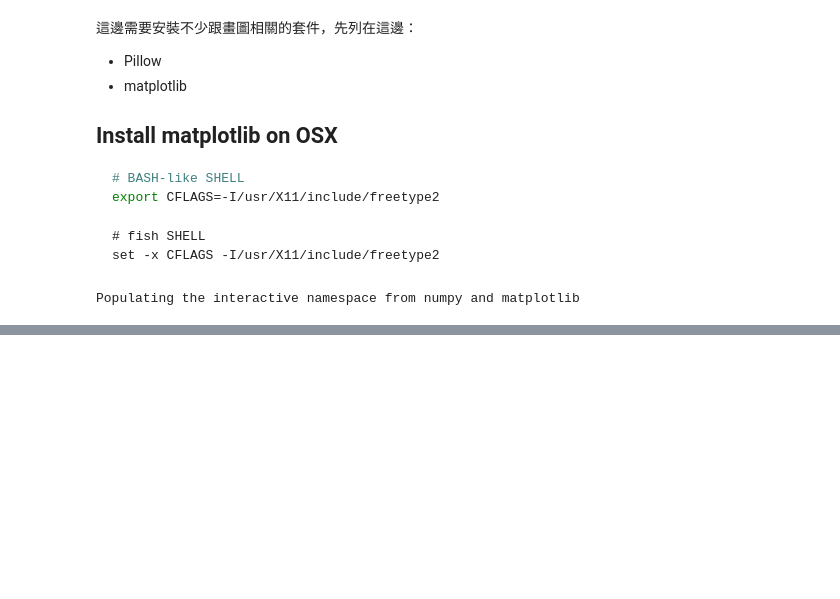
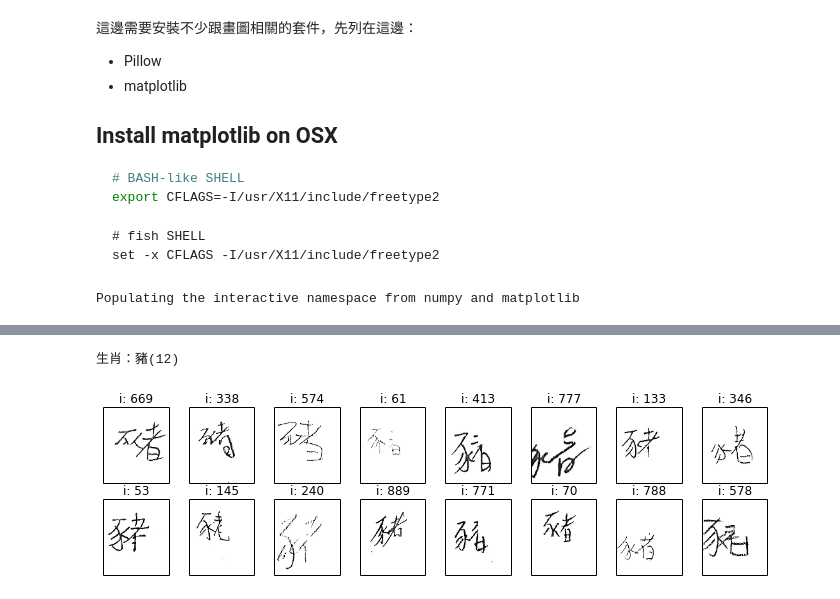
Before and after one commit to Rotceh/2013-ML-TeamProject, a Jupyter notebook: pixel_recovery.ipynb, the cells around one changed output, grey strips where cells are left out. Cells and saved outputs as stored; diff of their text form; code cells hidden in the pictures; blank space fills up the shorter version.

```diff
--- a/pixel_recovery.ipynb
+++ b/pixel_recovery.ipynb
@@ -50,0 +85,2 @@ plt.imshow(px_array, cmap=cm.binary_r)
+# %%
+group = df.groupby(by="y")
@@ -50,0 +104,27 @@ plt.imshow(px_array, cmap=cm.binary_r)
+# %%
+n_subfig_x = 8
+n_subfig_y = 2
+n_subfig = n_subfig_x * n_subfig_y
+
+f, ax_array = plt.subplots(N_SUBFIG_Y, N_SUBFIG_X, figsize=(n_subfig_x*1.5, n_subfig_y*1.5))
+ax_array.shape = n_subfig
+
+y = 12  # 生肖
+g = group.get_group(y)
+print("生肖：{}({})".format(zodiac_map[int(y)], int(y)))
+ix_array = np.random.choice(g.index, size=n_subfig)
+
+for ix, ax in zip(ix_array, ax_array):
+    row = df.ix[ix, :]
+    px_array = row[1:].values.reshape(PIXEL_X, PIXEL_Y)
+    ax.imshow(px_array, aspect=1, cmap=cm.binary)
+    ax.set_adjustable('box-forced')
+    ax.get_xaxis().set_visible(False)
+    ax.get_yaxis().set_visible(False)
+    ax.set_title("i: {}".format(ix))
+
+f.subplots_adjust()
+# f.savefig("hihi.png", dpi=300, transparent=True)
+# %% [output]
+生肖：豬(12)
+[figure, added]
```
Also changed, not shown: parts of 9 cells of this notebook.
